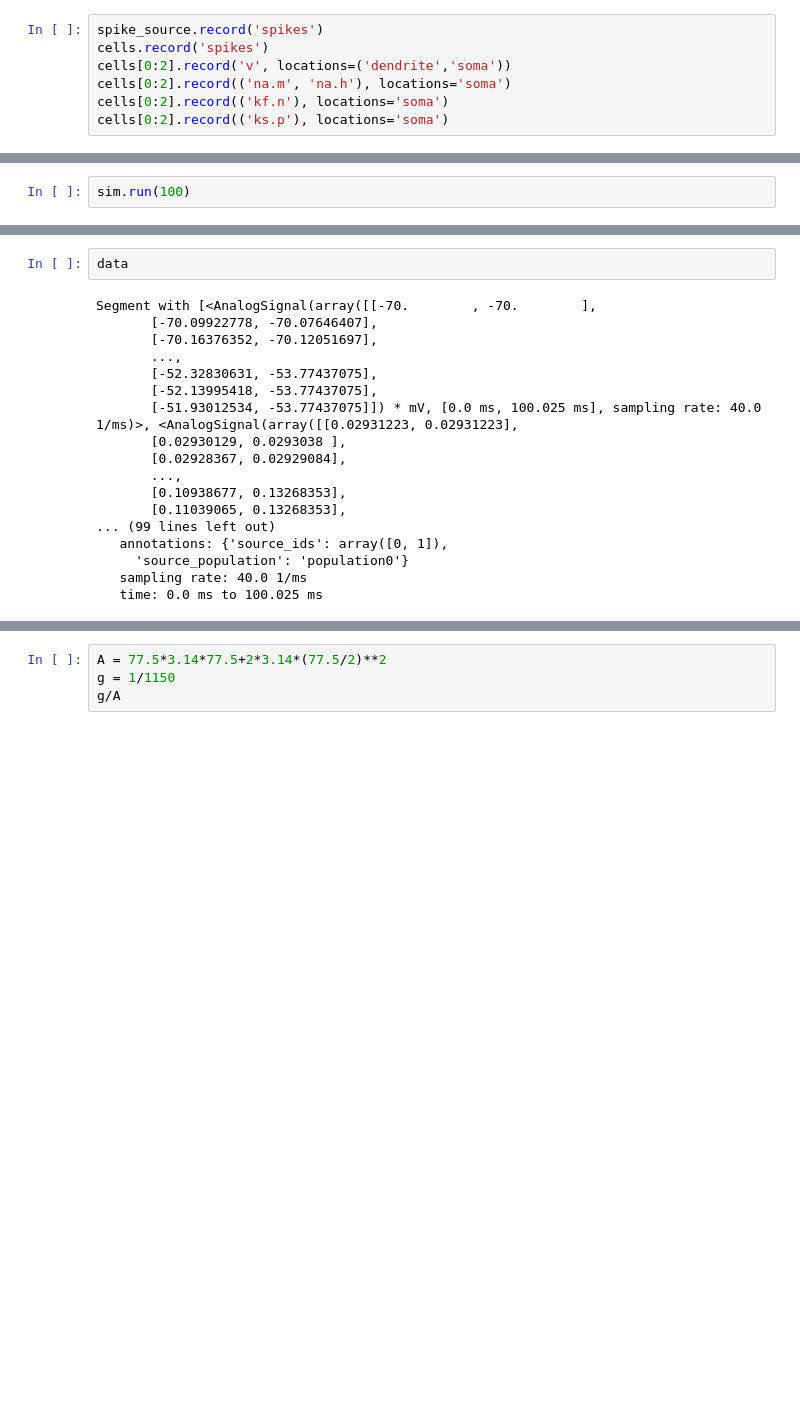
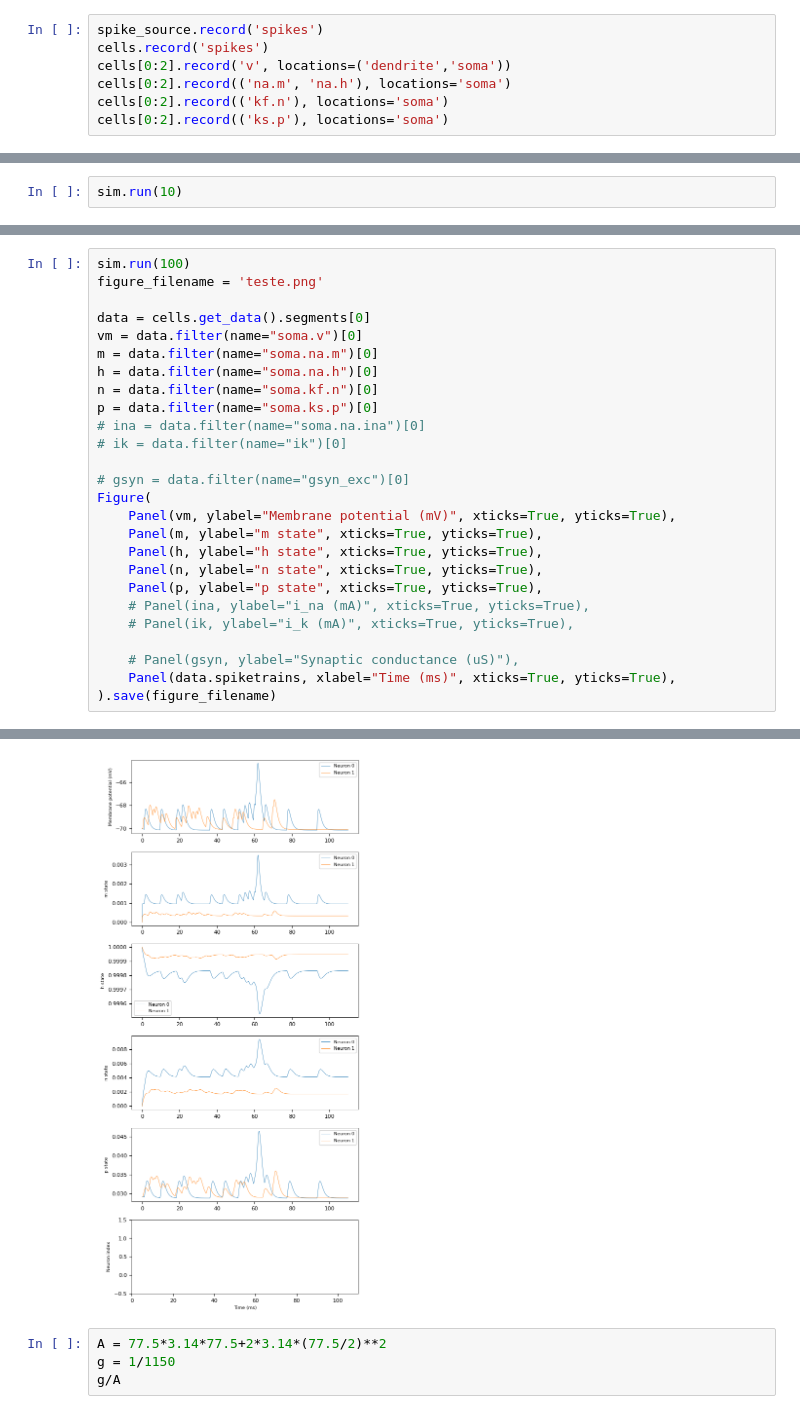
Before and after one commit to rnwatanabe/Modelo-Motoneuronio, a Jupyter notebook: testeRede.ipynb, the cells around one changed output, grey strips where cells are left out. Cells and saved outputs as stored; diff of their text form; blank space fills up the shorter version.

Commit message:
spike source

```diff
--- a/testeRede.ipynb
+++ b/testeRede.ipynb
@@ -261,3 +277,3 @@ input_conns = sim.Projection(spike_source, cells,
 # %%
-sim.run(100)
+sim.run(10)
 # %% [output]
@@ -292,20 +321,27 @@ Figure(
-# %%
-data
-# %% [output]
-Segment with [<AnalogSignal(array([[-70.        , -70.        ],
-       [-70.09922778, -70.07646407],
-       [-70.16376352, -70.12051697],
-       ...,
-       [-52.32830631, -53.77437075],
-       [-52.13995418, -53.77437075],
-       [-51.93012534, -53.77437075]]) * mV, [0.0 ms, 100.025 ms], sampling rate: 40.0 1/ms)>, <AnalogSignal(array([[0.02931223, 0.02931223],
-       [0.02930129, 0.0293038 ],
-       [0.02928367, 0.02929084],
-       ...,
-       [0.10938677, 0.13268353],
-       [0.11039065, 0.13268353],
-... (99 lines left out)
-   annotations: {'source_ids': array([0, 1]),
-     'source_population': 'population0'}
-   sampling rate: 40.0 1/ms
-   time: 0.0 ms to 100.025 ms
+# %%
+sim.run(100)
+figure_filename = 'teste.png'
+
+data = cells.get_data().segments[0]
+vm = data.filter(name="soma.v")[0]
+m = data.filter(name="soma.na.m")[0]
+h = data.filter(name="soma.na.h")[0]
+n = data.filter(name="soma.kf.n")[0]
+p = data.filter(name="soma.ks.p")[0]
+# ina = data.filter(name="soma.na.ina")[0]
+# ik = data.filter(name="ik")[0]
+
+# gsyn = data.filter(name="gsyn_exc")[0]
+Figure(
+    Panel(vm, ylabel="Membrane potential (mV)", xticks=True, yticks=True),
+    Panel(m, ylabel="m state", xticks=True, yticks=True),
+    Panel(h, ylabel="h state", xticks=True, yticks=True),
+    Panel(n, ylabel="n state", xticks=True, yticks=True),
+    Panel(p, ylabel="p state", xticks=True, yticks=True),
+    # Panel(ina, ylabel="i_na (mA)", xticks=True, yticks=True),
+    # Panel(ik, ylabel="i_k (mA)", xticks=True, yticks=True),
+
+    # Panel(gsyn, ylabel="Synaptic conductance (uS)"),
+    Panel(data.spiketrains, xlabel="Time (ms)", xticks=True, yticks=True),
+).save(figure_filename)
+# %% [output]
@@ -312,3 +365,4 @@ Segment with [<AnalogSignal(array([[-70.        , -70.        ],
+[figure, added]
 # %%
 A = 77.5*3.14*77.5+2*3.14*(77.5/2)**2
 g = 1/1150
```
Also changed, not shown: parts of 14 cells of this notebook, 1 other file.
